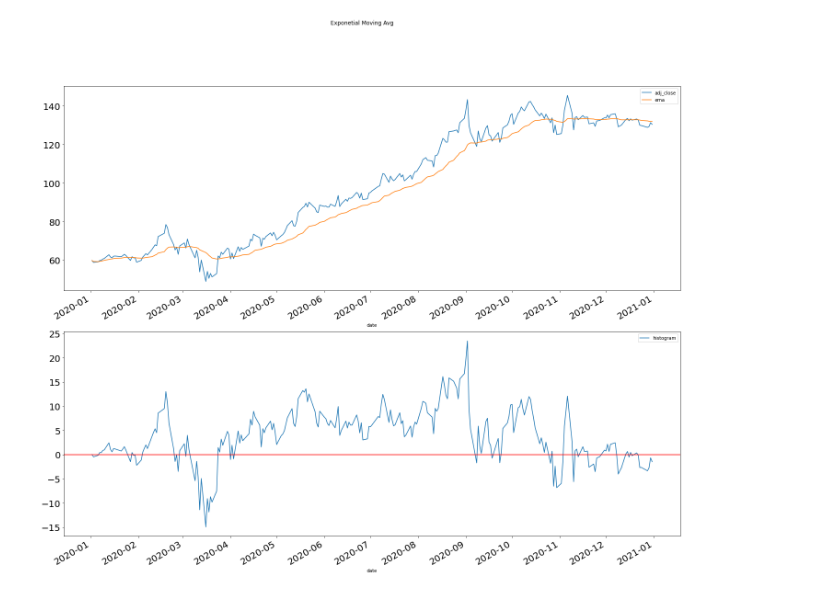
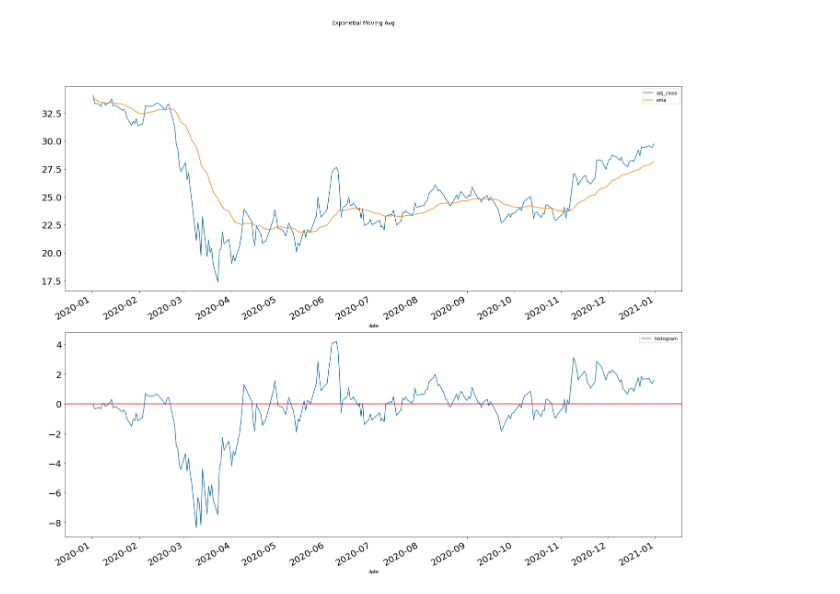
Before and after one commit to brigoldberg/doberman, a Jupyter notebook: notebooks/EMA Test.ipynb, the cells around one changed output. Cells and saved outputs as stored; diff of their text form; code cells hidden in the pictures.

```diff
--- a/notebooks/EMA Test.ipynb
+++ b/notebooks/EMA Test.ipynb
@@ -9,7 +10,7 @@ from doberman import EMA
 import matplotlib.pyplot as plt
 from matplotlib.dates import MonthLocator
 # %%
-universe = Universe(['nvda'])
+universe = Universe(['bac', 'nke', 'nvda'])
 universe.load_data()
 universe.align_dates('2020-01-01', '2020-12-31')
 # %%
@@ -16,5 +18,5 @@ universe.align_dates('2020-01-01', '2020-12-31')
 ema = EMA(universe)
 # %%
-ema.plot_results('nvda')
+ema.plot_results('bac')
 # %% [output]
-[figure, old version]
+[figure, new version]
```
Also changed, not shown: parts of 6 cells of this notebook, 5 other files.
